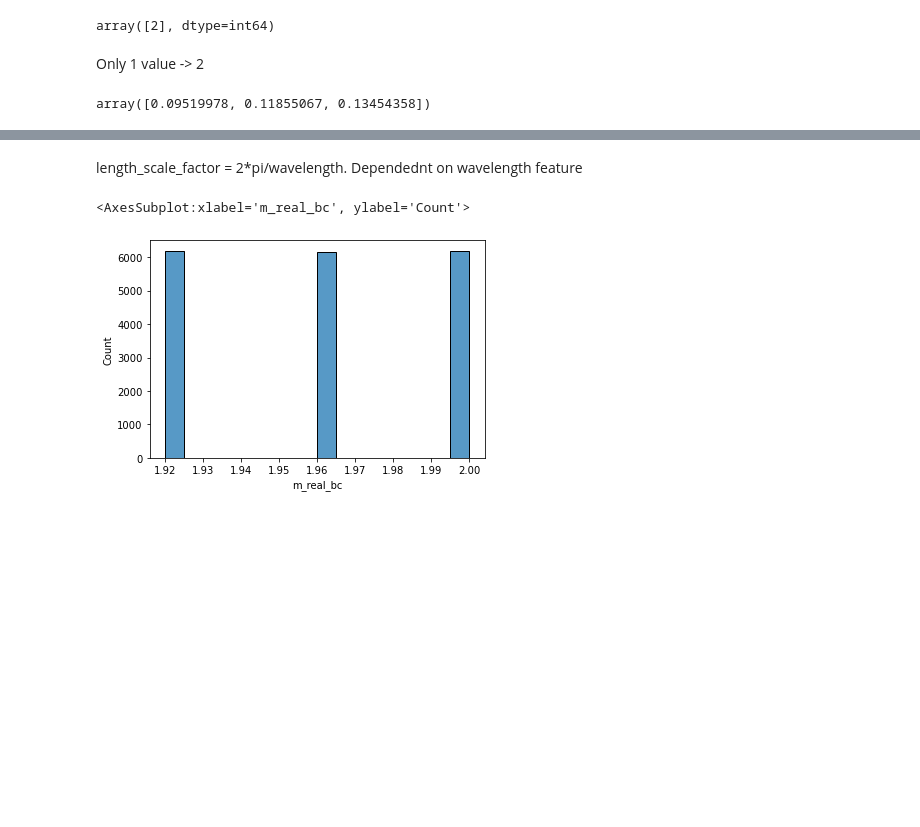
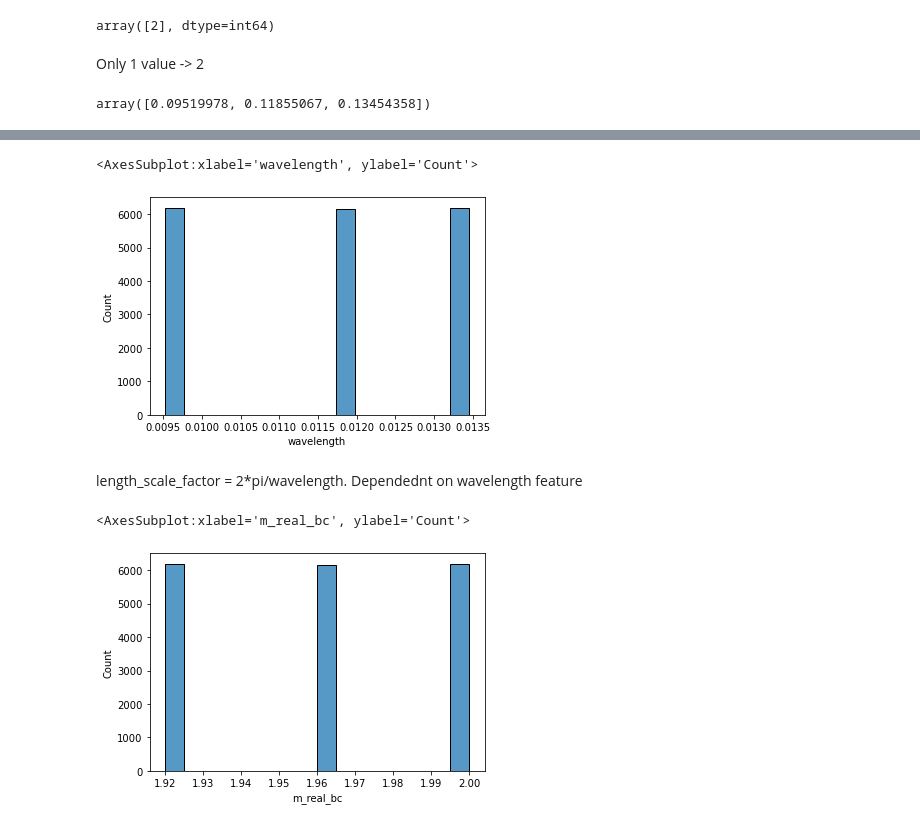
Before and after one commit to jaikrishna-patil/BC-Aerosol-Project, a Jupyter notebook: Notebooks/Understanding new data.ipynb, the cells around one changed output, grey strips where cells are left out. Drawn from its saved outputs; the diff is of its cells as text; code cells hidden in the pictures; blank space fills up the shorter version.

```diff
--- a/Notebooks/Understanding new data.ipynb
+++ b/Notebooks/Understanding new data.ipynb
@@ -160,3 +167,8 @@ array([0.09519978, 0.11855067, 0.13454358])
+# %%
+sns.histplot(length_scale_factor)
+# %% [output]
+<AxesSubplot:xlabel='wavelength', ylabel='Count'>
+[figure, added]
 # %% [markdown]
 length_scale_factor = 2*pi/wavelength. Dependednt on wavelength feature
 # %%
```
Also changed, not shown: parts of 11 cells of this notebook, 8 other files.
